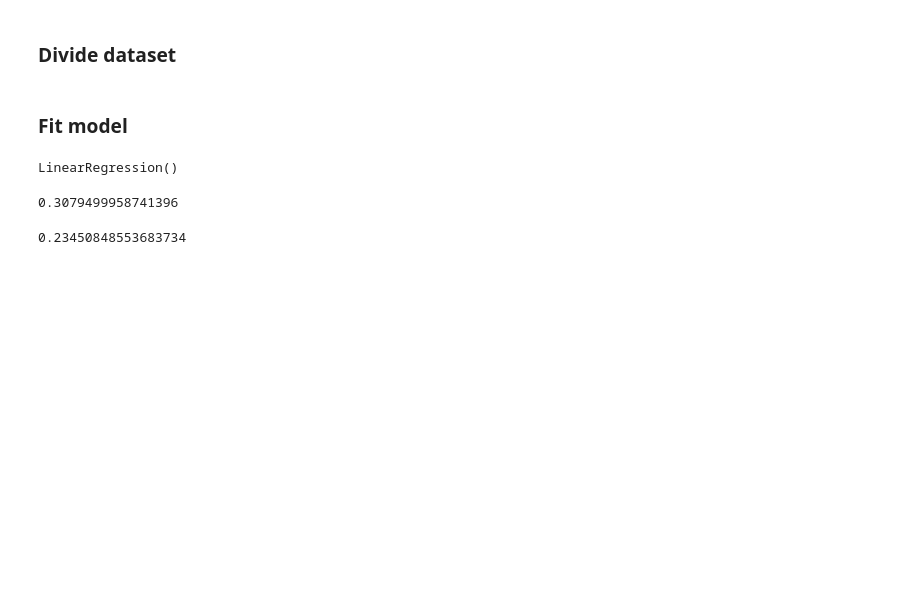
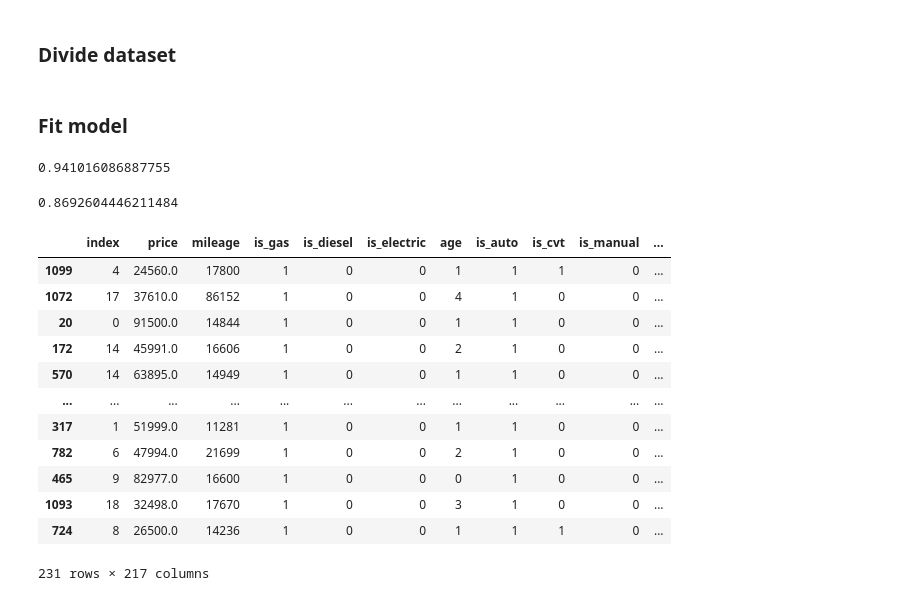
Before and after one commit to ImNotDarren/CarPricePrediction, a Jupyter notebook: car_price_prediction.ipynb, the cells around one changed output. Cells and saved outputs as stored; diff of their text form; code cells hidden in the pictures; blank space fills up the shorter version.

```diff
--- a/car_price_prediction.ipynb
+++ b/car_price_prediction.ipynb
@@ -219,23 +221,36 @@ train_df, test_df = train_test_split(df, test_size=0.2)
 # %% [markdown]
 ### Fit model
 # %%
-X = train_df.drop(columns='price', axis=1)
+X = train_df.drop(columns=['price'], axis=1)
 y = train_df.price
 
 model = LinearRegression()
 model.fit(X, y)
+model.score(X, y)
 # %% [output]
-LinearRegression()
+0.941016086887755
-# %%
-model.score(X, y)
-# %% [output]
-0.3079499958741396
 # %%
 # test
-X_test = test_df.drop(columns='price', axis=1)
+X_test = test_df.drop(columns=['price'], axis=1)
 y_test = test_df.price
 model.score(X_test, y_test)
 # %% [output]
-0.23450848553683734
+0.8692604446211484
+# %%
+test_df
+# %% [output]
+|  | index | price | mileage | is_gas | is_diesel | is_electric | age | is_auto | is_cvt | is_manual | ... |
+| 1099 | 4 | 24560.0 | 17800 | 1 | 0 | 0 | 1 | 1 | 1 | 0 | ... |
+| 1072 | 17 | 37610.0 | 86152 | 1 | 0 | 0 | 4 | 1 | 0 | 0 | ... |
+| 20 | 0 | 91500.0 | 14844 | 1 | 0 | 0 | 1 | 1 | 0 | 0 | ... |
+| 172 | 14 | 45991.0 | 16606 | 1 | 0 | 0 | 2 | 1 | 0 | 0 | ... |
+| 570 | 14 | 63895.0 | 14949 | 1 | 0 | 0 | 1 | 1 | 0 | 0 | ... |
+| ... | ... | ... | ... | ... | ... | ... | ... | ... | ... | ... | ... |
+| 317 | 1 | 51999.0 | 11281 | 1 | 0 | 0 | 1 | 1 | 0 | 0 | ... |
+| 782 | 6 | 47994.0 | 21699 | 1 | 0 | 0 | 2 | 1 | 0 | 0 | ... |
+| 465 | 9 | 82977.0 | 16600 | 1 | 0 | 0 | 0 | 1 | 0 | 0 | ... |
+| 1093 | 18 | 32498.0 | 17670 | 1 | 0 | 0 | 3 | 1 | 0 | 0 | ... |
+| 724 | 8 | 26500.0 | 14236 | 1 | 0 | 0 | 1 | 1 | 1 | 0 | ... |
+231 rows × 217 columns
 # %%
 # model.predict(X_test)
```
Also changed, not shown: parts of 12 cells of this notebook.
